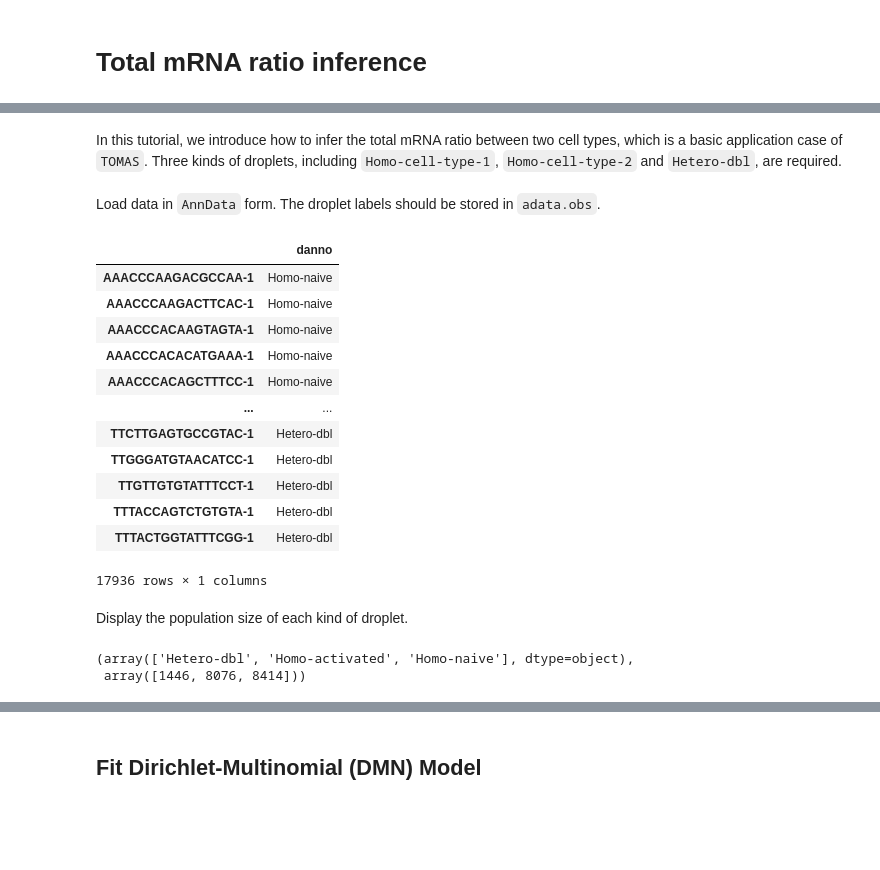
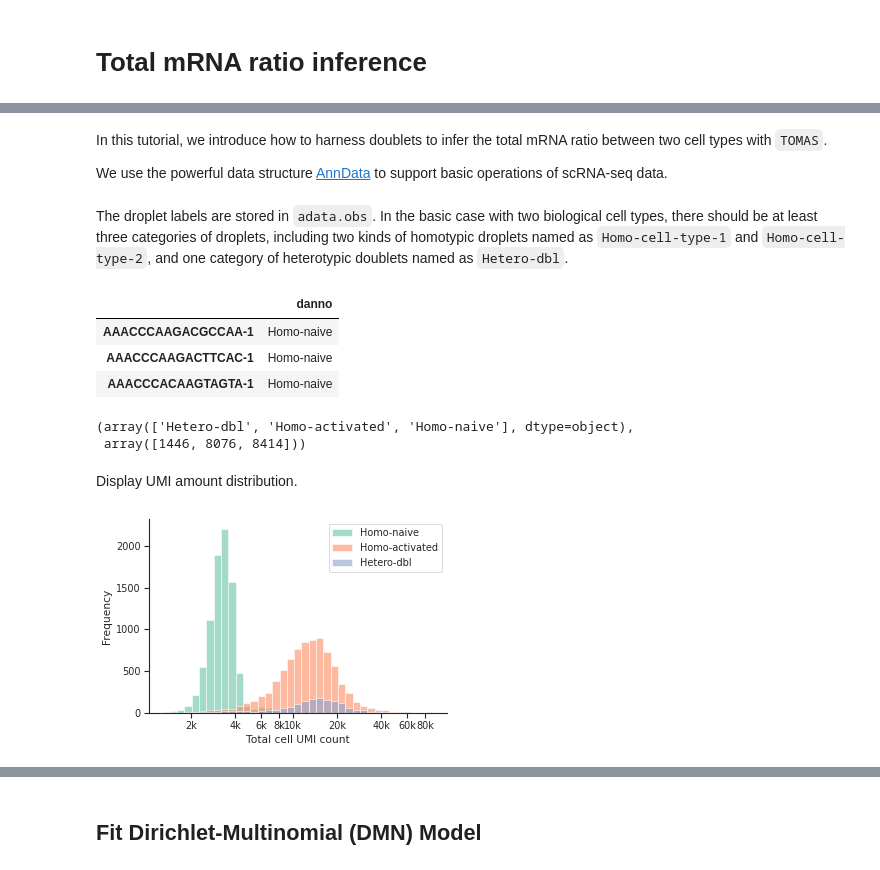
Before and after one commit to QiuyuLian/TOMAS, a Jupyter notebook: docs/source/tutorial_ratio.ipynb, the cells around one changed output, grey strips where cells are left out. Drawn from its saved outputs; the diff is of its cells as text; code cells hidden in the pictures; blank space fills up the shorter version.

Commit message:
update api and tutorial

```diff
--- a/docs/source/tutorial_ratio.ipynb
+++ b/docs/source/tutorial_ratio.ipynb
@@ -5,5 +5,7 @@
-# %% [markdown]
-In this tutorial, we introduce how to infer the total mRNA ratio between two cell types, which is a basic application case of `TOMAS`. Three kinds of droplets, including `Homo-cell-type-1`, `Homo-cell-type-2` and `Hetero-dbl`, are required.
+# %% [markdown]
+In this tutorial, we introduce how to harness doublets to infer the total mRNA ratio between two cell types with `TOMAS`.
+
+We use the powerful data structure [AnnData](https://anndata.readthedocs.io/en/latest/#) to support basic operations of scRNA-seq data.
 # %%
 import tomas as tm
 import scanpy as sc
@@ -13,22 +16,11 @@ import pandas as pd
-# %% [markdown]
-Load data in `AnnData` form. The droplet labels should be stored in `adata.obs`.
+# %% [markdown]
+The droplet labels are stored in `adata.obs`. In the basic case with two biological cell types, there should be at least three categories of droplets, including two kinds of homotypic droplets named as `Homo-cell-type-1` and `Homo-cell-type-2`, and one category of heterotypic doublets named as `Hetero-dbl`.
 # %%
 adata = sc.read_h5ad('./tomas/datasets/Tcells_sparse.h5ad')
-adata.obs
+adata.obs.head(3)
 # %% [output]
 |  | danno |
 | AAACCCAAGACGCCAA-1 | Homo-naive |
 | AAACCCAAGACTTCAC-1 | Homo-naive |
 | AAACCCACAAGTAGTA-1 | Homo-naive |
-| AAACCCACACATGAAA-1 | Homo-naive |
-| AAACCCACAGCTTTCC-1 | Homo-naive |
-| ... | ... |
-| TTCTTGAGTGCCGTAC-1 | Hetero-dbl |
-| TTGGGATGTAACATCC-1 | Hetero-dbl |
-| TTGTTGTGTATTTCCT-1 | Hetero-dbl |
-| TTTACCAGTCTGTGTA-1 | Hetero-dbl |
-| TTTACTGGTATTTCGG-1 | Hetero-dbl |
-17936 rows × 1 columns
-# %% [markdown]
-Display the population size of each kind of droplet.
 # %%
@@ -37,3 +28,5 @@ np.unique(adata.obs[groupby], return_counts=True)
 # %% [output]
 (array(['Hetero-dbl', 'Homo-activated', 'Homo-naive'], dtype=object),
  array([1446, 8076, 8414]))
+# %% [markdown]
+Display UMI amount distribution.
@@ -39,0 +36,7 @@ np.unique(adata.obs[groupby], return_counts=True)
+# %%
+tm.vis.UMI_hist(adata,
+                x_hist='log10_totUMIs',
+                groupby='danno',
+                show_groups=['Homo-naive','Homo-activated','Hetero-dbl'])
+# %% [output]
+[figure, added]
```
Also changed, not shown: parts of 35 cells of this notebook, 12 other files.
